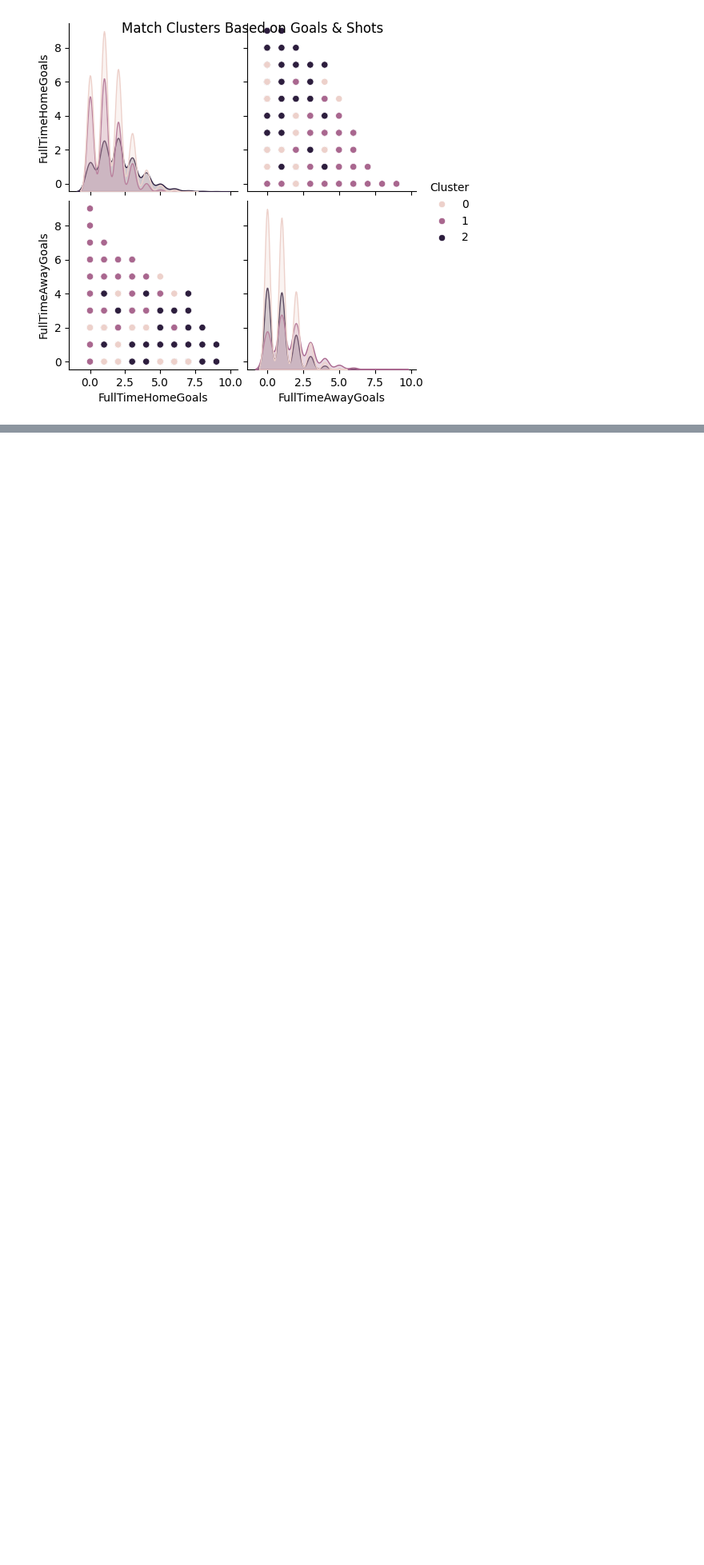
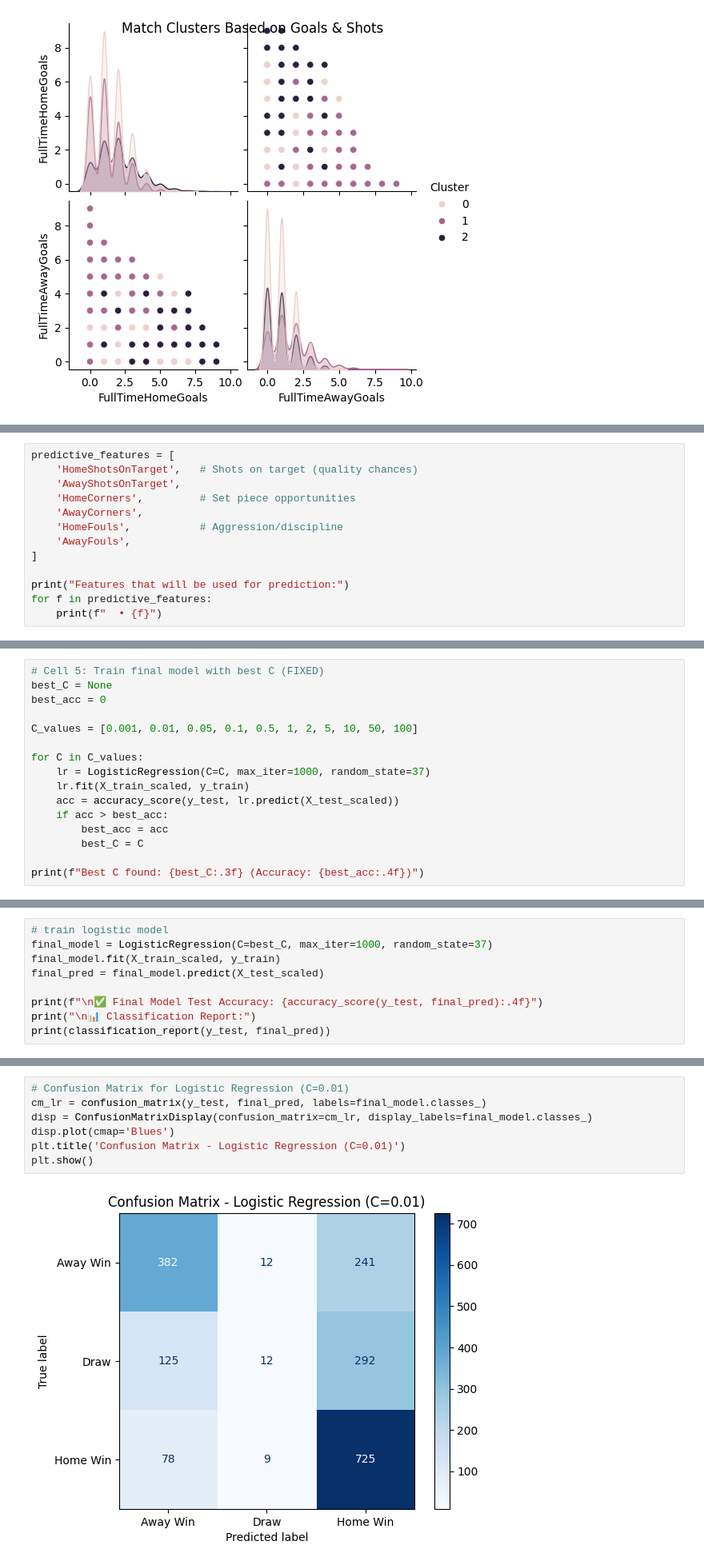
Before and after one commit to Alithani-compsc/Multi-Faceted_Analysis_of_English_Premier_League_Data-, a Jupyter notebook: Multi-Faceted Analysis of English Premier League Data.ipynb, the cells around one changed output, grey strips where cells are left out. Shown at 80% size. Cells and saved outputs as stored; diff of their text form; blank space fills up the shorter version.

```diff
--- a/Multi-Faceted Analysis of English Premier League Data.ipynb
+++ b/Multi-Faceted Analysis of English Premier League Data.ipynb
@@ -504,0 +622,13 @@ https://books.google.com.my/books?hl=en&lr=&id=arEwEQAAQBAJ&oi=fnd&pg=PA37&dq=en
+# %%
+predictive_features = [
+    'HomeShotsOnTarget',   # Shots on target (quality chances)
+    'AwayShotsOnTarget',
+    'HomeCorners',         # Set piece opportunities
+    'AwayCorners',
+    'HomeFouls',           # Aggression/discipline
+    'AwayFouls',
+]
+
+print("Features that will be used for prediction:")
+for f in predictive_features:
+    print(f"  • {f}")
@@ -504,0 +694,16 @@ https://books.google.com.my/books?hl=en&lr=&id=arEwEQAAQBAJ&oi=fnd&pg=PA37&dq=en
+# %%
+# Cell 5: Train final model with best C (FIXED)
+best_C = None
+best_acc = 0
+
+C_values = [0.001, 0.01, 0.05, 0.1, 0.5, 1, 2, 5, 10, 50, 100]
+
+for C in C_values:
+    lr = LogisticRegression(C=C, max_iter=1000, random_state=37)
+    lr.fit(X_train_scaled, y_train)
+    acc = accuracy_score(y_test, lr.predict(X_test_scaled))
+    if acc > best_acc:
+        best_acc = acc
+        best_C = C
+
+print(f"Best C found: {best_C:.3f} (Accuracy: {best_acc:.4f})")
@@ -504,0 +712,9 @@ https://books.google.com.my/books?hl=en&lr=&id=arEwEQAAQBAJ&oi=fnd&pg=PA37&dq=en
+# %%
+# train logistic model
+final_model = LogisticRegression(C=best_C, max_iter=1000, random_state=37)
+final_model.fit(X_train_scaled, y_train)
+final_pred = final_model.predict(X_test_scaled)
+
+print(f"\n✅ Final Model Test Accuracy: {accuracy_score(y_test, final_pred):.4f}")
+print("\n📊 Classification Report:")
+print(classification_report(y_test, final_pred))
@@ -504,0 +734,9 @@ https://books.google.com.my/books?hl=en&lr=&id=arEwEQAAQBAJ&oi=fnd&pg=PA37&dq=en
+# %%
+# Confusion Matrix for Logistic Regression (C=0.01)
+cm_lr = confusion_matrix(y_test, final_pred, labels=final_model.classes_)
+disp = ConfusionMatrixDisplay(confusion_matrix=cm_lr, display_labels=final_model.classes_)
+disp.plot(cmap='Blues')
+plt.title('Confusion Matrix - Logistic Regression (C=0.01)')
+plt.show()
+# %% [output]
+[figure, added]
```
Also changed, not shown: parts of 63 cells of this notebook.
